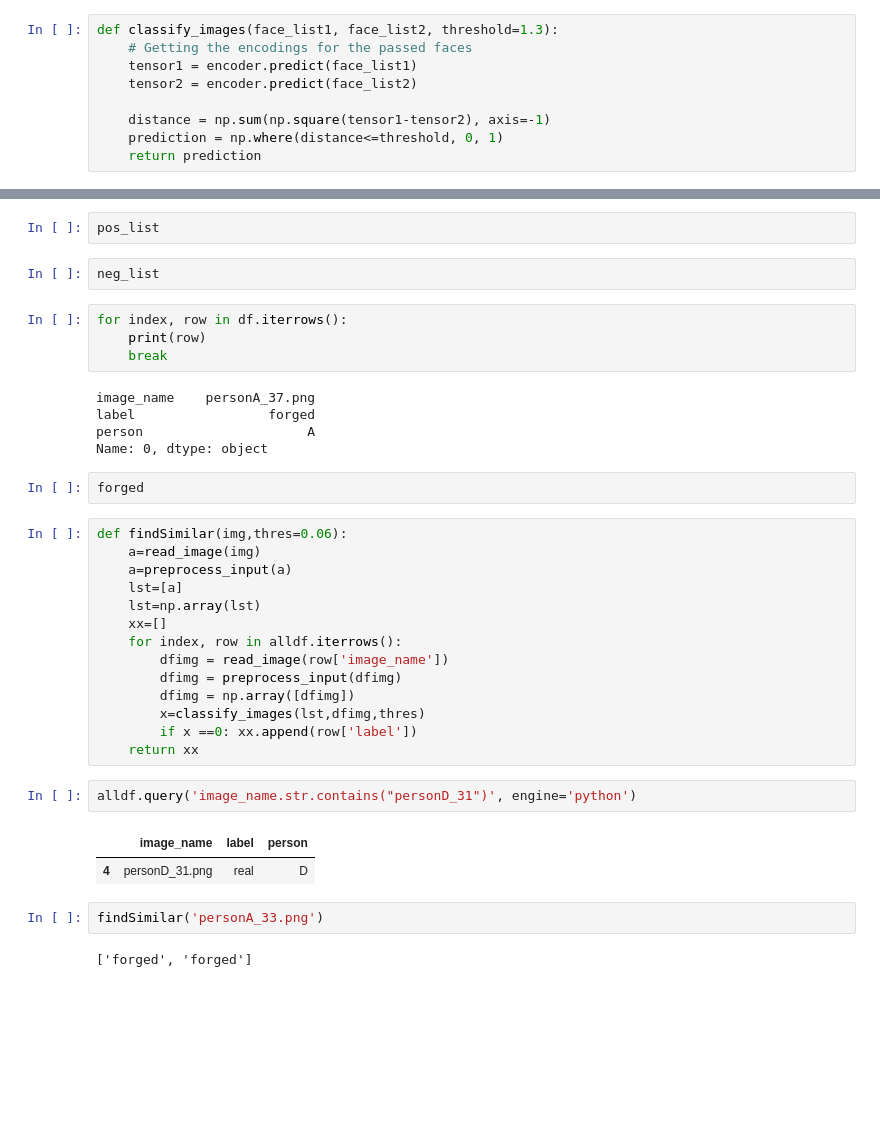
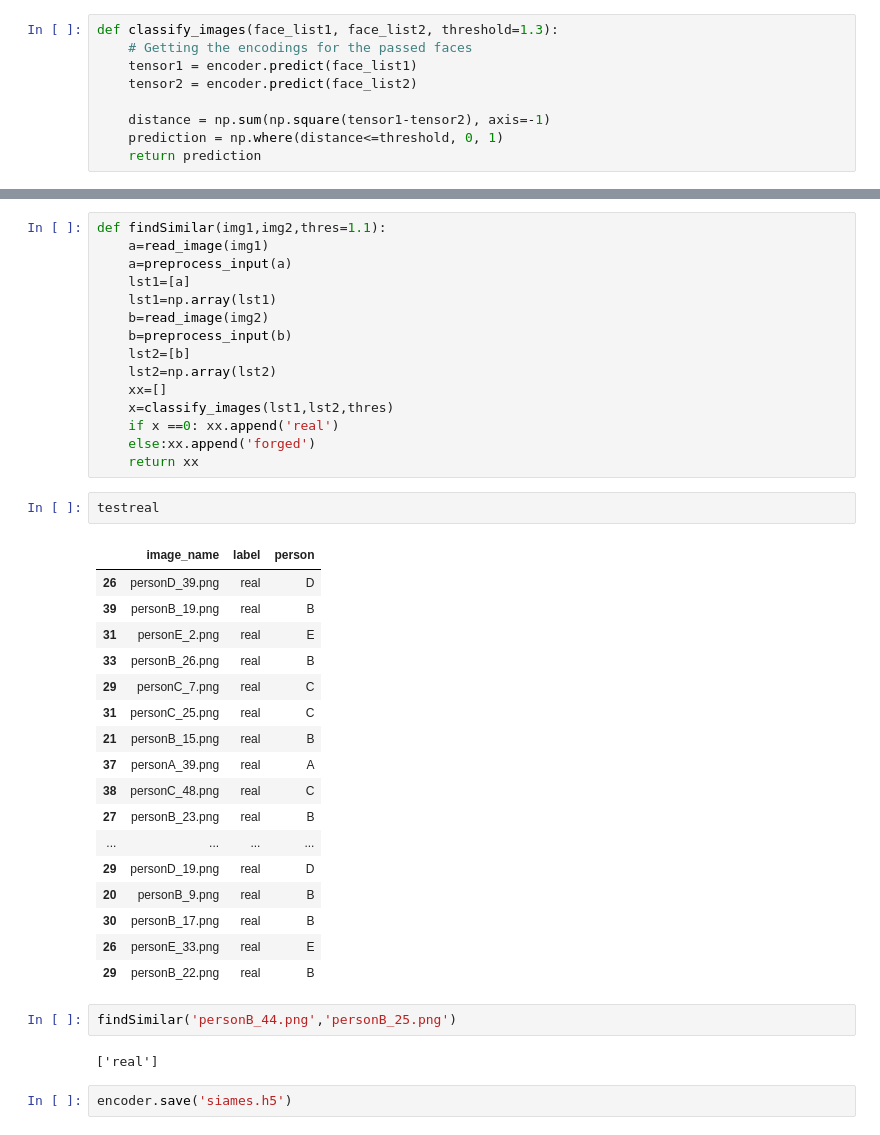
Before and after one commit to aymanred121/handwritten-signature-recognition, a Jupyter notebook: Model/Siamese.ipynb, the cells around one changed output, grey strips where cells are left out. Saved outputs shown, nothing was run; the diff lists cells and outputs as text; blank space fills up the shorter version.

```diff
--- a/Model/Siamese.ipynb
+++ b/Model/Siamese.ipynb
@@ -878,38 +723,41 @@ for data in get_batch(test_triplet, batch_size=500):
-# %%
-pos_list
-# %%
-neg_list
-# %%
-for index, row in df.iterrows():
-    print(row)
-    break
-# %% [output]
-image_name    personA_37.png
-label                 forged
-person                     A
-Name: 0, dtype: object
-# %%
-forged
 # %%
-def findSimilar(img,thres=0.06):
-    a=read_image(img)
+def findSimilar(img1,img2,thres=1.1):
+    a=read_image(img1)
     a=preprocess_input(a)
-    lst=[a]
-    lst=np.array(lst)
+    lst1=[a]
+    lst1=np.array(lst1)
+    b=read_image(img2)
+    b=preprocess_input(b)
+    lst2=[b]
+    lst2=np.array(lst2)
     xx=[]
-    for index, row in alldf.iterrows():
-        dfimg = read_image(row['image_name'])
-        dfimg = preprocess_input(dfimg)
-        dfimg = np.array([dfimg])
-        x=classify_images(lst,dfimg,thres)
-        if x ==0: xx.append(row['label'])
+    x=classify_images(lst1,lst2,thres)
+    if x ==0: xx.append('real')
+    else:xx.append('forged')
     return xx
-# %%
-alldf.query('image_name.str.contains("personD_31")', engine='python')
-# %% [output]
-|  | image_name | label | person |
-| 4 | personD_31.png | real | D |
+# %%
+testreal
+# %% [output]
+|  | image_name | label | person |
+| 26 | personD_39.png | real | D |
+| 39 | personB_19.png | real | B |
+| 31 | personE_2.png | real | E |
+| 33 | personB_26.png | real | B |
+| 29 | personC_7.png | real | C |
+| 31 | personC_25.png | real | C |
+| 21 | personB_15.png | real | B |
+| 37 | personA_39.png | real | A |
+| 38 | personC_48.png | real | C |
+| 27 | personB_23.png | real | B |
+| ... | ... | ... | ... |
+| 29 | personD_19.png | real | D |
+| 20 | personB_9.png | real | B |
+| 30 | personB_17.png | real | B |
+| 26 | personE_33.png | real | E |
+| 29 | personB_22.png | real | B |
 # %%
-findSimilar('personA_33.png')
+findSimilar('personB_44.png','personB_25.png')
 # %% [output]
-['forged', 'forged']
+['real']
+# %%
+encoder.save('siames.h5')
```
Also changed, not shown: parts of 50 cells of this notebook.
